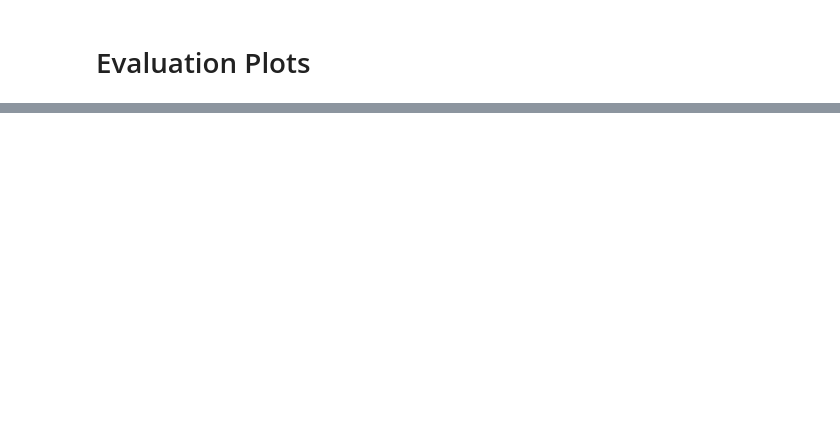
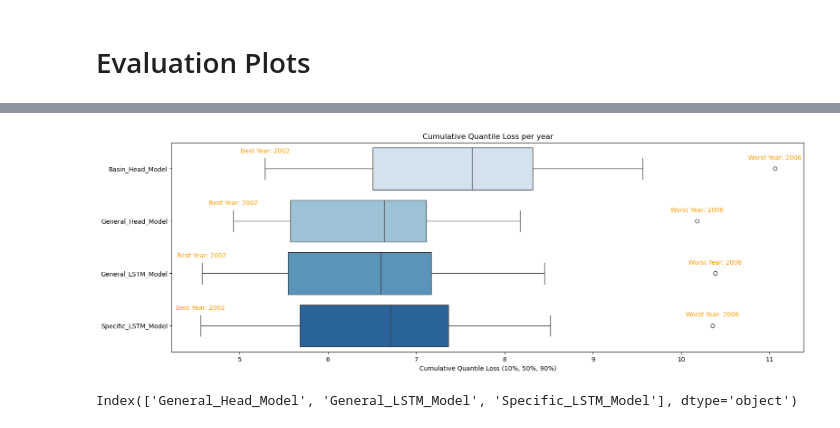
Before and after one commit to KarRups/Hydra_Code, a Jupyter notebook: Week_Ahead_Evaluation.ipynb, the cells around one changed output, grey strips where cells are left out. Cells and saved outputs as stored; diff of their text form; code cells hidden in the pictures; blank space fills up the shorter version.

```diff
--- a/Week_Ahead_Evaluation.ipynb
+++ b/Week_Ahead_Evaluation.ipynb
@@ -405,0 +441,32 @@ styled_df
+# %%
+import seaborn as sns
+sns.color_palette('colorblind')
+df = years_df.drop(columns= 'Climatology_Model')
+plt.figure(figsize=(18, 6))
+sns.boxplot(data=df, orient = 'h', palette='Blues')
+
+
+# Find the index of the best and worst points
+best_indices = df.idxmin()
+worst_indices = df.idxmax()
+
+# Add text annotations to the plot for each column
+for col in df.columns:
+    best_index = best_indices[col]
+    worst_index = worst_indices[col]
+
+    best_point = df.loc[best_index, col]
+    worst_point = df.loc[worst_index, col]
+
+    plt.text(best_point , df.columns.get_loc(col) - 0.4, f'Best Year: {best_index}', ha='center', va='top', color='#ff9b00')
+    plt.text(worst_point , df.columns.get_loc(col) - 0.15, f'Worst Year: {worst_index}', ha='center', va='bottom', color='#ff9b00')
+
+plt.xlabel('Cumulative Quantile Loss (10%, 50%, 90%)')
+plt.title('Cumulative Quantile Loss per year')
+plt.show()
+# %% [output]
+[figure, added]
+# %%
+df.columns[1:]
+# %% [output]
+Index(['General_Head_Model', 'General_LSTM_Model', 'Specific_LSTM_Model'], dtype='object')
```
Also changed, not shown: parts of 26 cells of this notebook, 9 other files.
